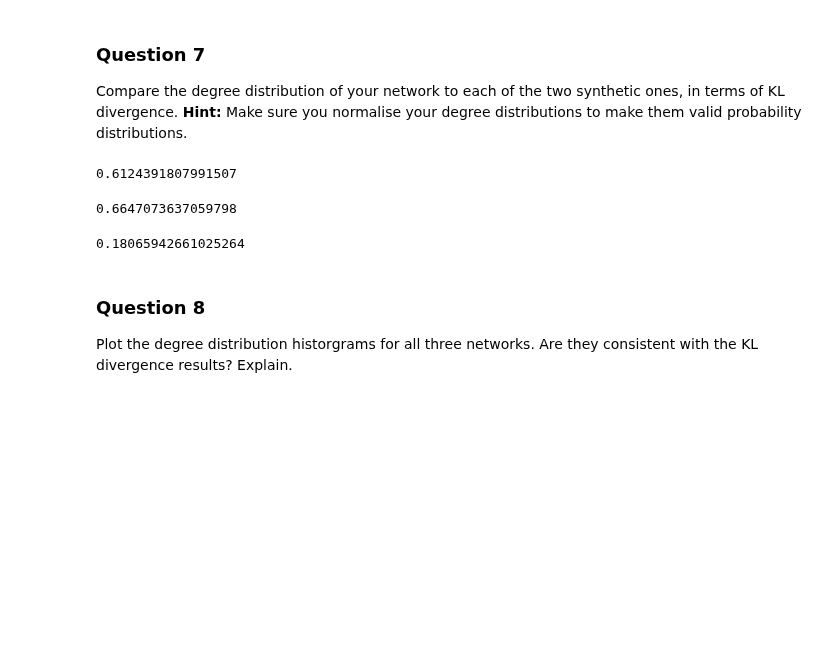
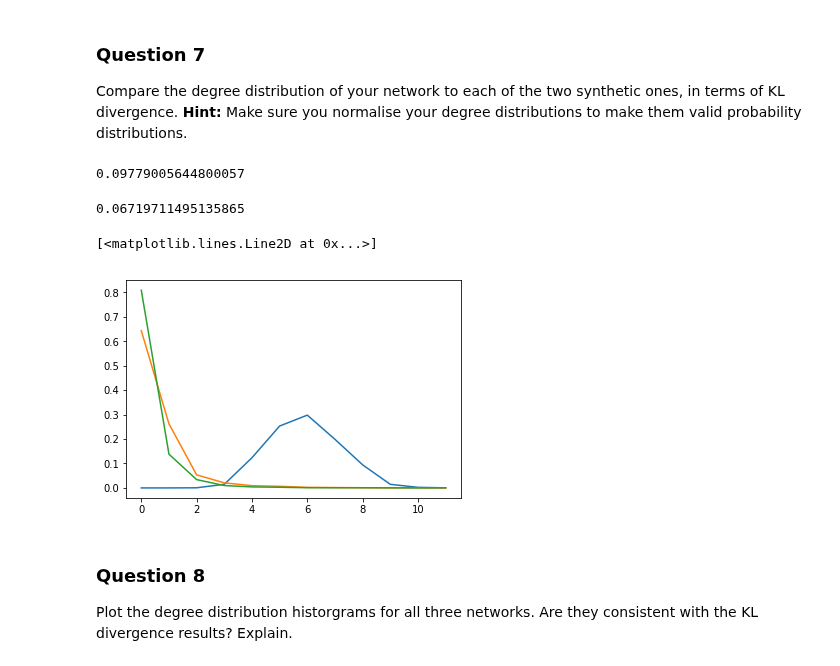
Before and after one commit to swouf/ntds_IMDb_team4, a Jupyter notebook: 2_network_models.ipynb, the cells around one changed output. Saved outputs shown, nothing was run; the diff lists cells and outputs as text; code cells hidden in the pictures; blank space fills up the shorter version.

Commit message:
Add function probability distribution

```diff
--- a/2_network_models.ipynb
+++ b/2_network_models.ipynb
@@ -353,28 +446,45 @@ Biggest_component[Biggest_component!=0]=1
 # %%
 #Take the normalized degree distribution for the largest connected component
 #of the original graph and for the ER graph
+
+#We separate the probability distribution into 12 boxes
+#(if we take more the precision is not good enough and we get divisions by 0)
+nb_split=12
+
 degree_er = np.sum(er, axis=0)
 degree_er = degree_er/sum(degree_er)
 
 degree_biggest = np.sum(Biggest_component, axis=0)
 degree_biggest=degree_biggest/sum(degree_biggest)
 
-kl_divergence(degree_biggest,degree_er)
+#Transform the degree distribution into probability distribution
+prob_distrib_er=probability_distribution(degree_er,nb_split)
+prob_distrib_biggest=probability_distribution(degree_biggest,nb_split)
+
+#plt.hist(prob_distrib_biggest, weights=weights, rwidth=.5, bins=50);
+kl_divergence(prob_distrib_biggest,prob_distrib_er)
 # %% [output]
-0.6124391807991507
+0.09779005644800057
 # %%
 #Take the normalized degree distribution for BA graph
 degree_ba = np.sum(ba, axis=0)
 degree_ba=degree_ba/sum(degree_ba)
 
-kl_divergence(degree_biggest,degree_ba)
+#Transform the degree distribution into probability distribution
+prob_distrib_ba=probability_distribution(degree_ba,nb_split)
+
+kl_divergence(prob_distrib_biggest,prob_distrib_ba)
 # %% [output]
-0.6647073637059798
+0.06719711495135865
-# %%
-#Kl divergence between the two random graphs
-kl_divergence(degree_er,degree_ba)
-# %% [output]
-0.18065942661025264
+# %%
+#Plot des différentes probability distribution
+
+plt.plot(prob_distrib_er) #bleu
+plt.plot(prob_distrib_ba) # jaune
+plt.plot(prob_distrib_biggest) # vert
+# %% [output]
+[<matplotlib.lines.Line2D at 0x...>]
+[figure, added]
 # %% [markdown]
 ### Question 8
 
```
Also changed, not shown: parts of 7 cells of this notebook.
